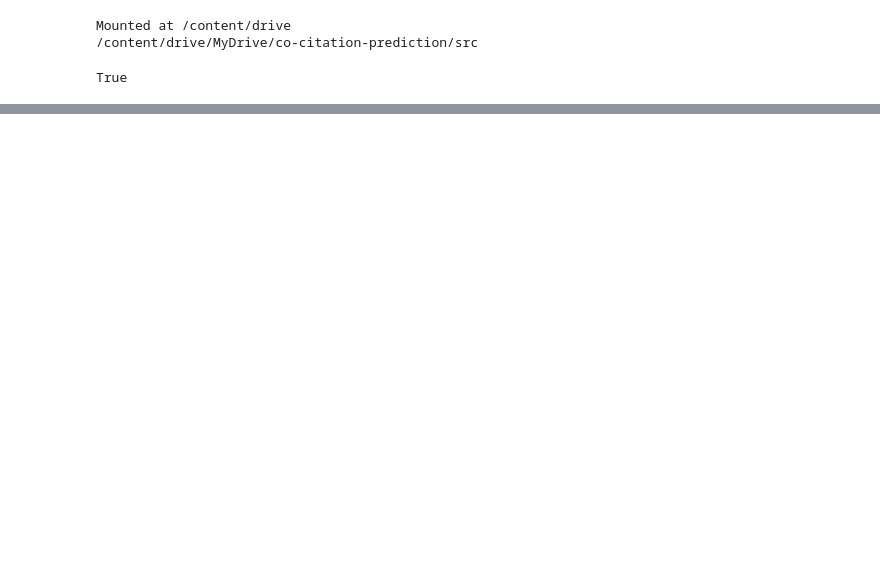
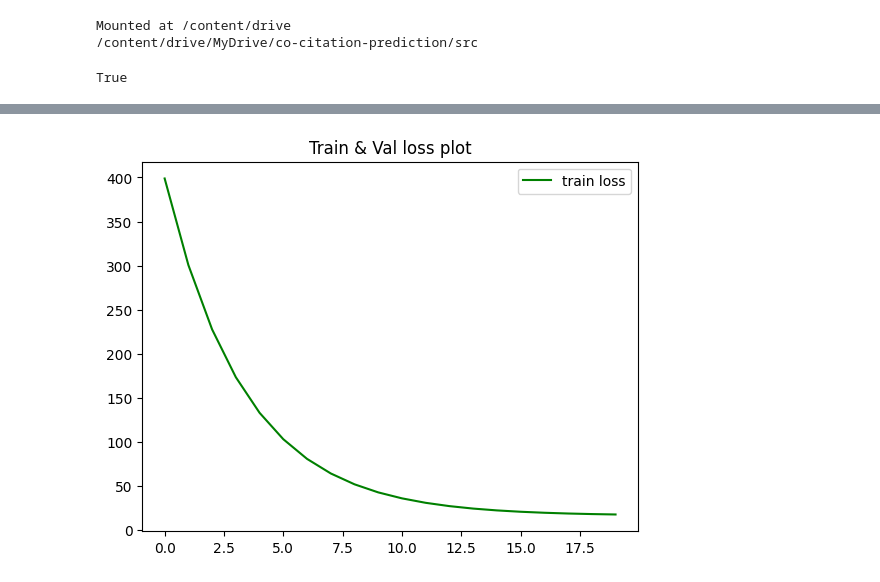
Before and after one commit to gauravsett/co-citation-prediction, a Jupyter notebook: src/run.ipynb, the cells around one changed output, grey strips where cells are left out. Saved outputs shown, nothing was run; the diff lists cells and outputs as text; code cells hidden in the pictures; blank space fills up the shorter version.

```diff
--- a/src/run.ipynb
+++ b/src/run.ipynb
@@ -155,0 +451,35 @@ regression_loader = DataLoader(regression_dataset, shuffle=False)
+# %%
+def optimizer_fn (model, lr, wd):
+    optimizer = None
+    # Return a SGD optimizer over the parameters of the model with learning rate = lr and weight_decay=wd for the gradient descent updates.
+    ### write your code below [0.1 points] ##
+    optimizer = torch.optim.Adam(model.parameters(), lr=lr, weight_decay=wd)
+    #########################################
+    return optimizer
+# %%
+# Let us train this model.
+torch.manual_seed(42)
+
+# Hyperparameters of the model. DO NOT CHANGE.
+num_epochs = 20 # Number of epochs
+lr = 0.00001 # learning rate, also called step size sometimes
+wd = 1e-3 # Weight decay, regularization parameter (ensures that we don't overfit to the training data)
+
+optimizer = optimizer_fn (gcn_model, lr, wd)
+
+training_loss = []
+validation_loss = []
+
+for epoch in range(1, num_epochs+1):
+    # val_loss = validate_lp (gcn_model, data, criterion)
+    # print(val_loss)
+    train_loss = train_lp (gcn_model, data, criterion, optimizer)
+    val_loss = validate_lp (gcn_model, data, criterion)
+    # error = rmse(gcn_model, data)
+    # print(error)
+    training_loss.append(train_loss)
+    validation_loss.append(val_loss)
+    # train_loss = sum(train_loss)
+    # Print loss values every 10 epochs
+    if epoch%1 == 0:
+      print(f'Epoch: {epoch:03d}, Training Loss: {train_loss:.4f} Validation Loss: {val_loss:.4f}')
@@ -155,0 +503,11 @@ regression_loader = DataLoader(regression_dataset, shuffle=False)
+# %%
+import matplotlib.pyplot as plt
+%matplotlib inline
+
+plt.plot(range(len(training_loss)), [x for x in training_loss], color='green', label='train loss')
+# plt.plot(range(len(validation_loss)), validation_loss, color='red', label='val loss')
+plt.legend()
+plt.title("Train & Val loss plot")
+plt.show()
+# %% [output]
+[figure, added]
```
Also changed, not shown: parts of 36 cells of this notebook.
